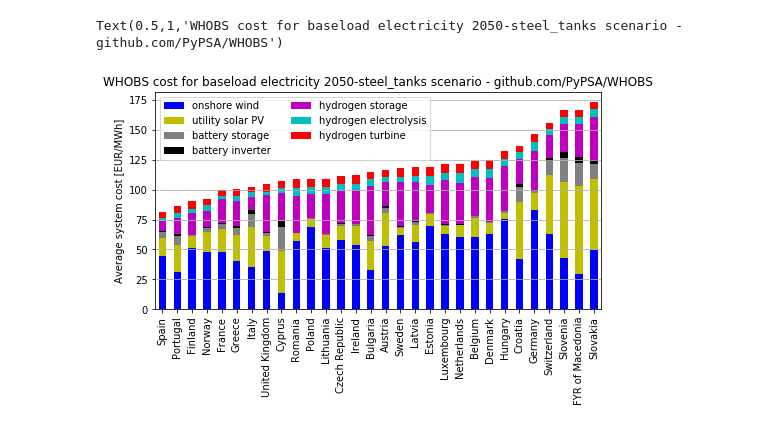
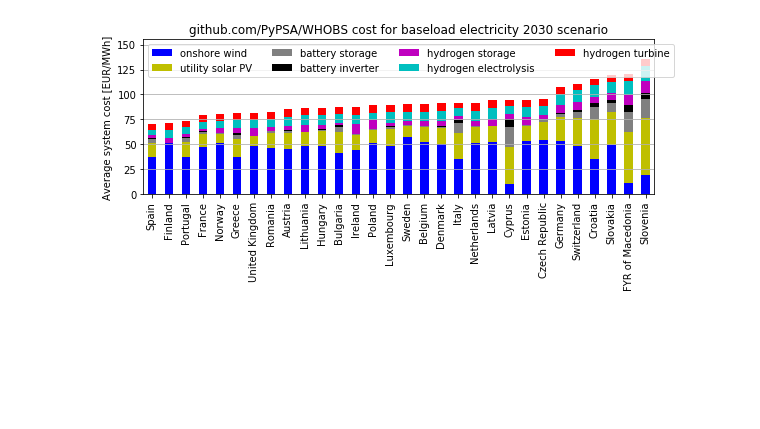
Before and after one commit to PyPSA/WHOBS, a Jupyter notebook: plot_results.ipynb, the cells around one changed output. Drawn from its saved outputs; the diff is of its cells as text; code cells hidden in the pictures; blank space fills up the shorter version.

Commit message:
Tidy up graphics, add them to README

```diff
--- a/plot_results.ipynb
+++ b/plot_results.ipynb
@@ -89,4 +66,12 @@ results
 # %%
+scenario = "2030"
+
+filename = "summary-181002.csv"
+
+results = pd.read_csv(filename,index_col=0,header=[0,1])
+
+results = results[scenario]
+
 order = ["wind","solar","batt","charger","H2","elec","fc"]
 
 rename = {"wind" : "onshore wind",
@@ -96,34 +81,39 @@ rename = {"wind" : "onshore wind",
           "H2" : "hydrogen storage",
           "elec" : "hydrogen electrolysis",
           "fc" : "hydrogen turbine"}
 
 rename = {"cost-"+k : v for k,v in rename.items()}
 
 colours = {"wind" : "b",
            "solar" : "y",
            "batt" : "gray",
            "charger" : "k",
            "H2" : "m",
            "elec" : "c",
            "fc" : "r"
           }
 
 
 fig,ax=plt.subplots()
 fig.set_size_inches((8,4))
 
 results.sort_values(by="cost",axis=1).rename(columns=code_to_country).loc[["cost-"+i for i in order]].T.rename(columns=rename).plot(kind="bar",stacked=True,
                                                  color=[colours[i] for i in order],
                                                                       ax=ax)
-ax.legend(ncol=2,loc="upper left")
+ax.legend(ncol=4,loc="upper left")
 
 ax.set_xlabel("")
+
+ax.set_ylim([0,results.loc["cost"].max()+20])
 
 ax.grid(axis="y")
 
 ax.set_ylabel("Average system cost [EUR/MWh]")
 
-ax.set_title("WHOBS cost for baseload electricity {} scenario - github.com/PyPSA/WHOBS".format(scenario))
+ax.set_title("github.com/PyPSA/WHOBS cost for baseload electricity {} scenario".format(scenario))
+
+fig.tight_layout()
+
+fig.savefig("img/{}.png".format(scenario),dpi=100)
 # %% [output]
-Text(0.5,1,'WHOBS cost for baseload electricity 2050-steel_tanks scenario - github.com/PyPSA/WHOBS')
-[figure, old version]
+[figure, new version]
```
Also changed, not shown: parts of 4 cells of this notebook, 8 other files.
